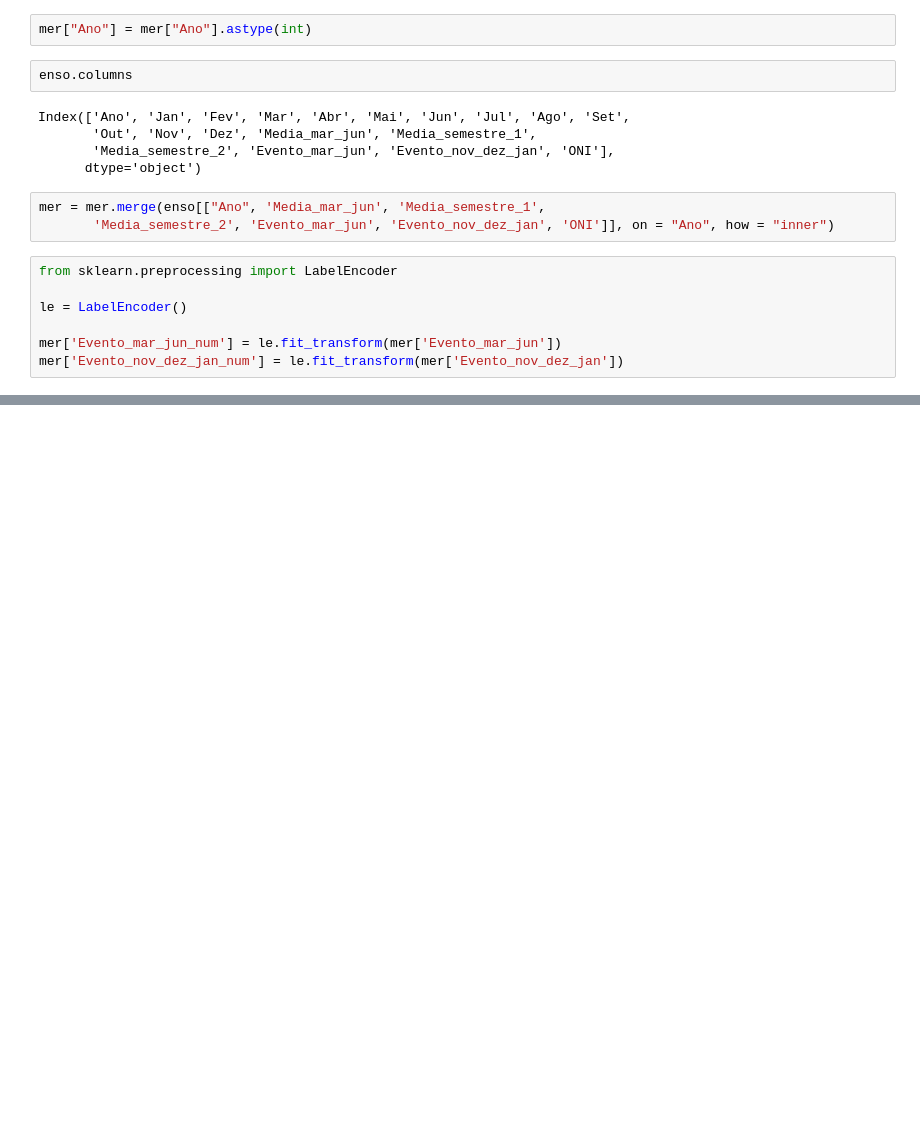
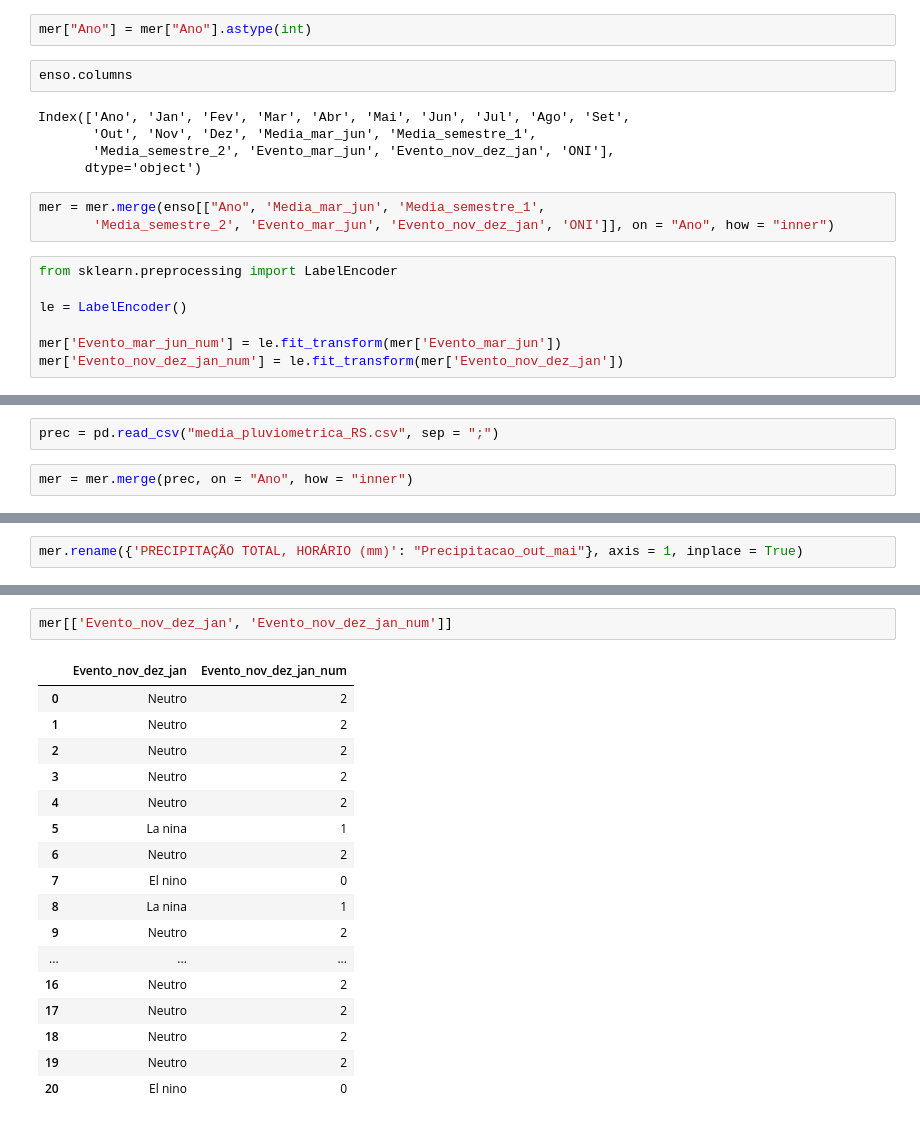
Before and after one commit to bernardo-viscardi/Enso, a Jupyter notebook: IBGE_PAM.ipynb, the cells around one changed output, grey strips where cells are left out. Cells and saved outputs as stored; diff of their text form; blank space fills up the shorter version.

```diff
--- a/IBGE_PAM.ipynb
+++ b/IBGE_PAM.ipynb
@@ -172,0 +154,4 @@ mer[['delta_area', 'produtividade(kg/ha)','Evento_mar_jun_num']].corr()
+# %%
+prec = pd.read_csv("media_pluviometrica_RS.csv", sep = ";")
+# %%
+mer = mer.merge(prec, on = "Ano", how = "inner")
@@ -172,0 +179,2 @@ mer[['delta_area', 'produtividade(kg/ha)','Evento_mar_jun_num']].corr()
+# %%
+mer.rename({'PRECIPITAÇÃO TOTAL, HORÁRIO (mm)': "Precipitacao_out_mai"}, axis = 1, inplace = True)
@@ -172,0 +241,20 @@ mer[['delta_area', 'produtividade(kg/ha)','Evento_mar_jun_num']].corr()
+# %%
+mer[['Evento_nov_dez_jan', 'Evento_nov_dez_jan_num']]
+# %% [output]
+|  | Evento_nov_dez_jan | Evento_nov_dez_jan_num |
+| 0 | Neutro | 2 |
+| 1 | Neutro | 2 |
+| 2 | Neutro | 2 |
+| 3 | Neutro | 2 |
+| 4 | Neutro | 2 |
+| 5 | La nina | 1 |
+| 6 | Neutro | 2 |
+| 7 | El nino | 0 |
+| 8 | La nina | 1 |
+| 9 | Neutro | 2 |
+| ... | ... | ... |
+| 16 | Neutro | 2 |
+| 17 | Neutro | 2 |
+| 18 | Neutro | 2 |
+| 19 | Neutro | 2 |
+| 20 | El nino | 0 |
```
Also changed, not shown: parts of 21 cells of this notebook, 1 other file.
